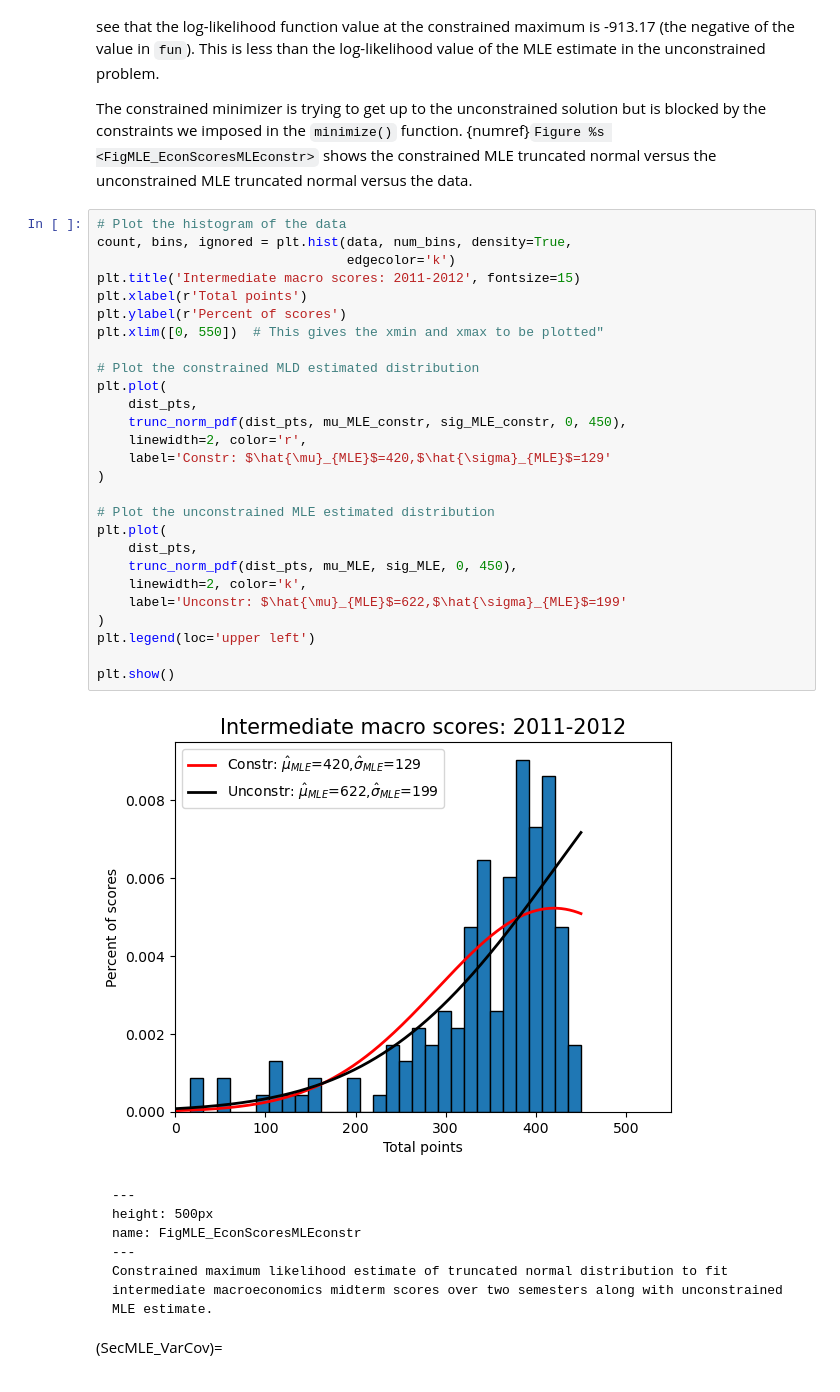
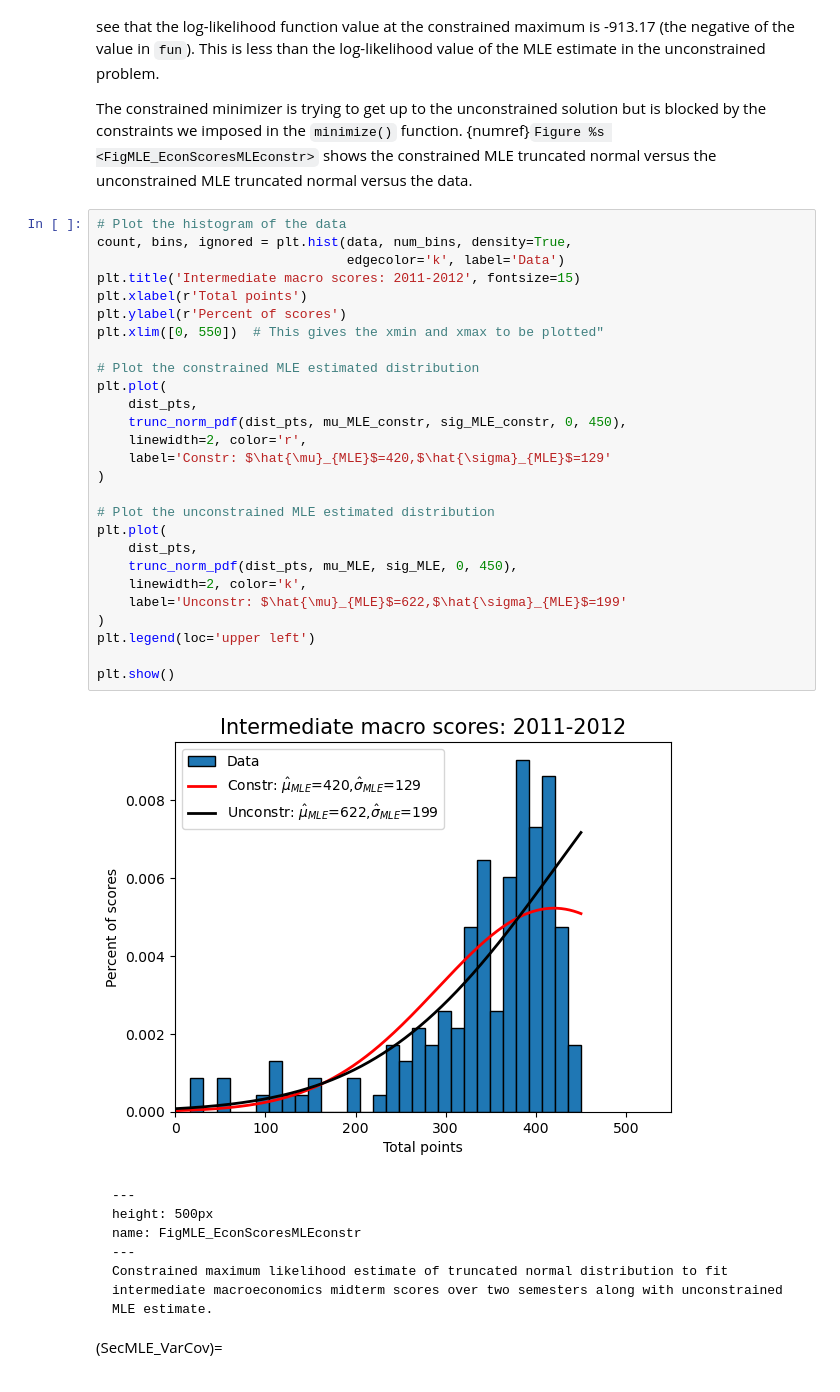
Before and after one commit to OpenSourceEcon/CompMethods, a Jupyter notebook: _sources/struct_est/MLE.ipynb, the cells around one changed output. Saved outputs shown, nothing was run; the diff lists cells and outputs as text.

````diff
--- a/_sources/struct_est/MLE.ipynb
+++ b/_sources/struct_est/MLE.ipynb
@@ -575,32 +573,32 @@ The constrained minimizer is trying to get up to the unconstrained solution but
 # %%
 # Plot the histogram of the data
 count, bins, ignored = plt.hist(data, num_bins, density=True,
-                                edgecolor='k')
+                                edgecolor='k', label='Data')
 plt.title('Intermediate macro scores: 2011-2012', fontsize=15)
 plt.xlabel(r'Total points')
 plt.ylabel(r'Percent of scores')
 plt.xlim([0, 550])  # This gives the xmin and xmax to be plotted"
 
-# Plot the constrained MLD estimated distribution
+# Plot the constrained MLE estimated distribution
 plt.plot(
     dist_pts,
     trunc_norm_pdf(dist_pts, mu_MLE_constr, sig_MLE_constr, 0, 450),
     linewidth=2, color='r',
     label='Constr: $\hat{\mu}_{MLE}$=420,$\hat{\sigma}_{MLE}$=129'
 )
 
 # Plot the unconstrained MLE estimated distribution
 plt.plot(
     dist_pts,
     trunc_norm_pdf(dist_pts, mu_MLE, sig_MLE, 0, 450),
     linewidth=2, color='k',
     label='Unconstr: $\hat{\mu}_{MLE}$=622,$\hat{\sigma}_{MLE}$=199'
 )
 plt.legend(loc='upper left')
 
 plt.show()
 # %% [output]
-[figure, old version]
+[figure, new version]
 # %% [markdown]
 ```{figure} ../../../images/mle/Econ381scores_MLEconstr.png
 ---
````
Also changed, not shown: parts of 6 cells of this notebook, 50 other files.
